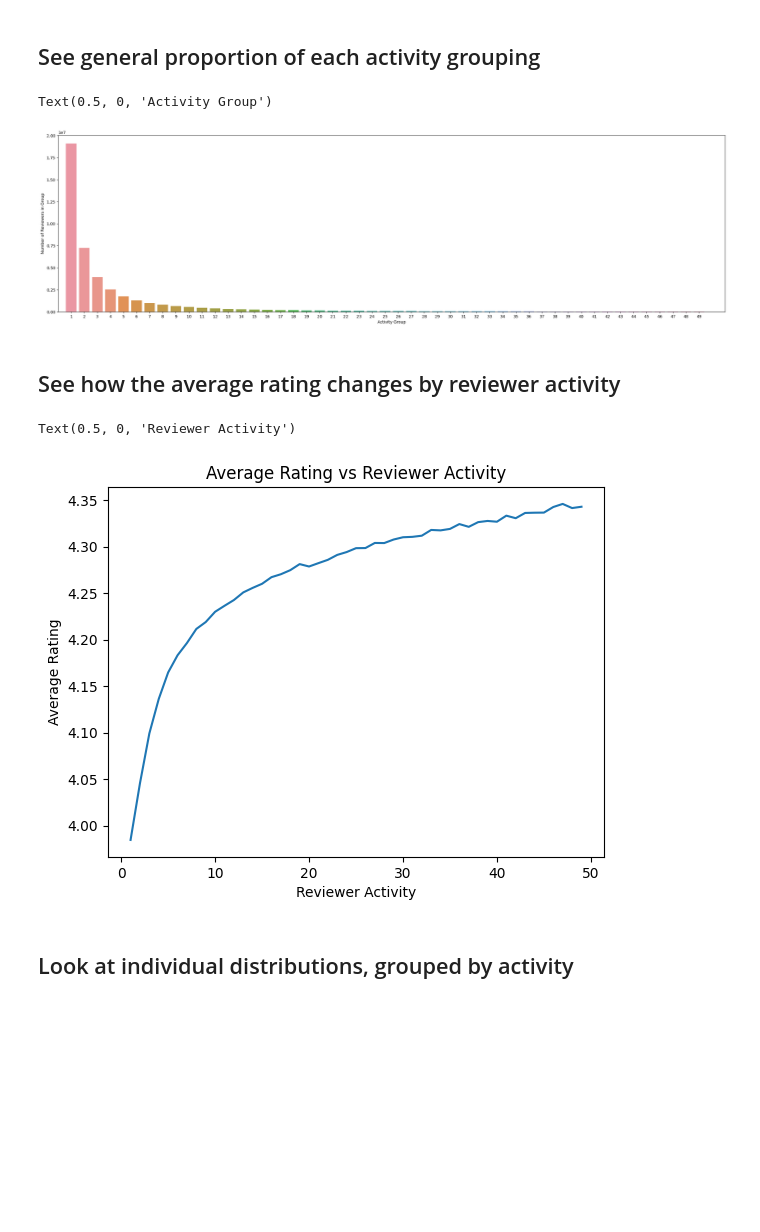
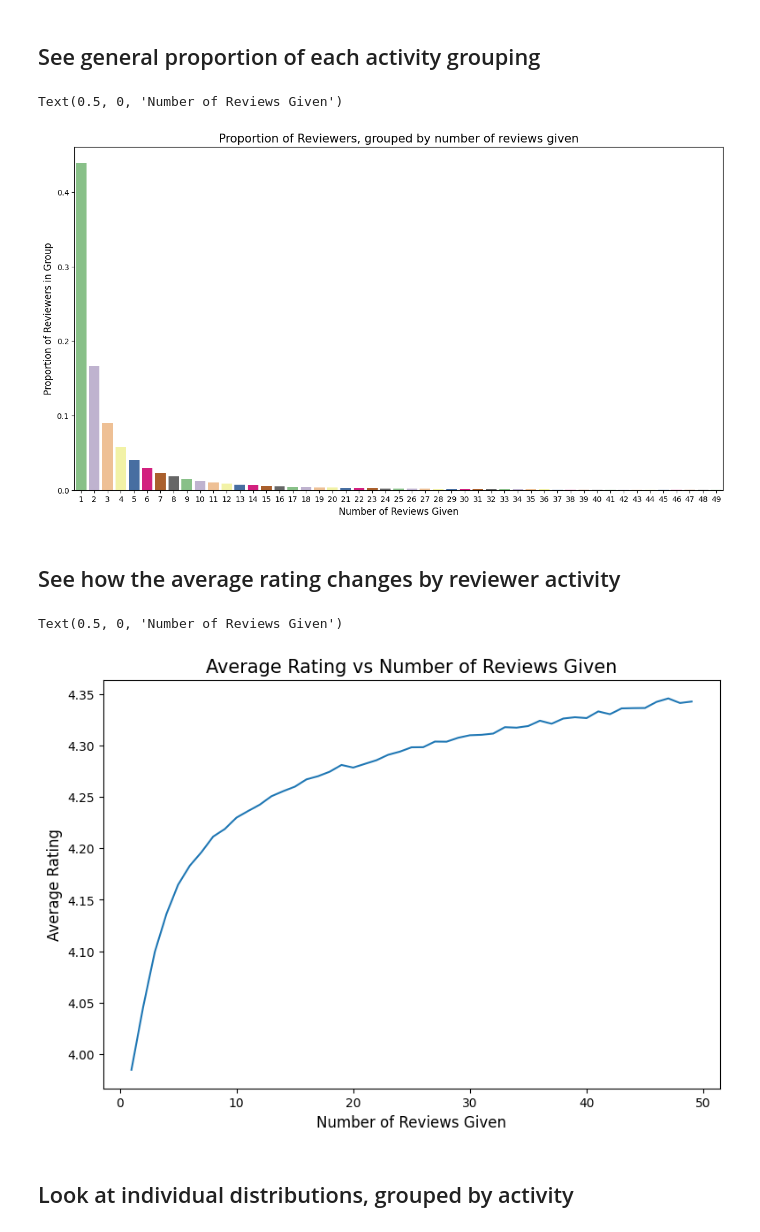
Before and after one commit to Tyler-Chi/Amazon_Review_EDA_Modeling, a Jupyter notebook: EDA/Reviewer_EDA.ipynb, the cells around one changed output. Saved outputs shown, nothing was run; the diff lists cells and outputs as text; code cells hidden in the pictures; blank space fills up the shorter version.

```diff
--- a/EDA/Reviewer_EDA.ipynb
+++ b/EDA/Reviewer_EDA.ipynb
@@ -16,3 +16,6 @@ reviewer_df.head(3)
 | 0 | A0009674W2SIW8AIECUF | 0 | 0 | 0 | 0 | 2 | 2 | 5.0 | 0.0 | ... |
 | 1 | A0010028HGBTWSS5F8J6 | 0 | 0 | 0 | 0 | 1 | 1 | 5.0 | 0.0 | ... |
 | 2 | A0011110I4YVY1W3WC02 | 0 | 0 | 0 | 0 | 5 | 5 | 5.0 | 0.0 | ... |
+# %%
+num_reviewers = reviewer_df.shape[0]
+num_reviewers
@@ -63,7 +53,7 @@ def display_aggregate_reviewer_info(activity=None, greater_than=False):
 # %% [markdown]
 ## Visualize reviewer information grouped by activity
 # %%
-info_by_activity_group = pd.DataFrame(columns=["activity_group", "average_rating", "reviewer_count"])
+info_by_activity_group = pd.DataFrame(columns=["activity_group", "average_rating", "reviewer_count", "reviewer_proportion"])
 for activity in range(1,50):
     aggregate_reviewer_info_by_activity = get_aggregate_reviewer_info_by_activity(activity)
     average_rating, reviewer_count = itemgetter(['average_rating', 'reviewer_count'])(aggregate_reviewer_info_by_activity)
@@ -73,26 +63,30 @@ for activity in range(1,50):
     info_by_activity_group.loc[activity] = {
         'activity_group': activity,
         'average_rating': average_rating,
-        'reviewer_count': reviewer_count
+        'reviewer_count': reviewer_count,
+        'reviewer_proportion': reviewer_count / num_reviewers
     }
 # %% [markdown]
 ## See general proportion of each activity grouping
 # %%
-plt.figure(figsize=(30,8))
-sns.barplot(x=info_by_activity_group['activity_group'], y=info_by_activity_group['reviewer_count'])
-plt.xlim(-1,50)
-plt.ylabel("Number of Reviewers in Group")
-plt.xlabel("Activity Group")
+label_fontsize = 12
+plt.figure(figsize=(15,8))
+sns.barplot(x=info_by_activity_group['activity_group'], y=info_by_activity_group['reviewer_proportion'], palette="Accent")
+# plt.xlim(-1,30)
+plt.title("Proportion of Reviewers, grouped by number of reviews given", fontsize=15)
+plt.ylabel("Proportion of Reviewers in Group", fontsize=label_fontsize)
+plt.xlabel("Number of Reviews Given", fontsize=label_fontsize)
 # %% [output]
-Text(0.5, 0, 'Activity Group')
+Text(0.5, 0, 'Number of Reviews Given')
-[figure, old version]
+[figure, new version]
 # %% [markdown]
 ## See how the average rating changes by reviewer activity
 # %%
+plt.figure(figsize=(9,6))
 sns.lineplot(data=info_by_activity_group, x='activity_group', y='average_rating')
-plt.title("Average Rating vs Reviewer Activity")
-plt.ylabel("Average Rating")
-plt.xlabel("Reviewer Activity")
+plt.title("Average Rating vs Number of Reviews Given", fontsize=15)
+plt.ylabel("Average Rating", fontsize=label_fontsize)
+plt.xlabel("Number of Reviews Given", fontsize=label_fontsize)
 # %% [output]
-Text(0.5, 0, 'Reviewer Activity')
+Text(0.5, 0, 'Number of Reviews Given')
-[figure, old version]
+[figure, new version]
```
Also changed, not shown: parts of 5 cells of this notebook, 1 other file.
